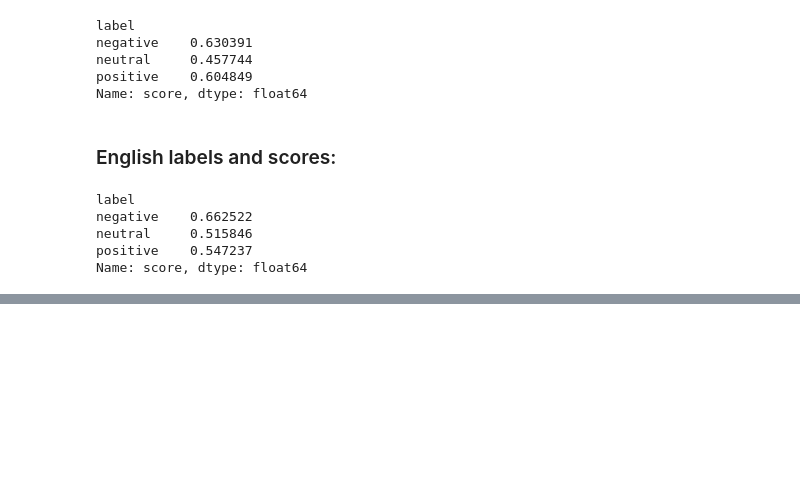
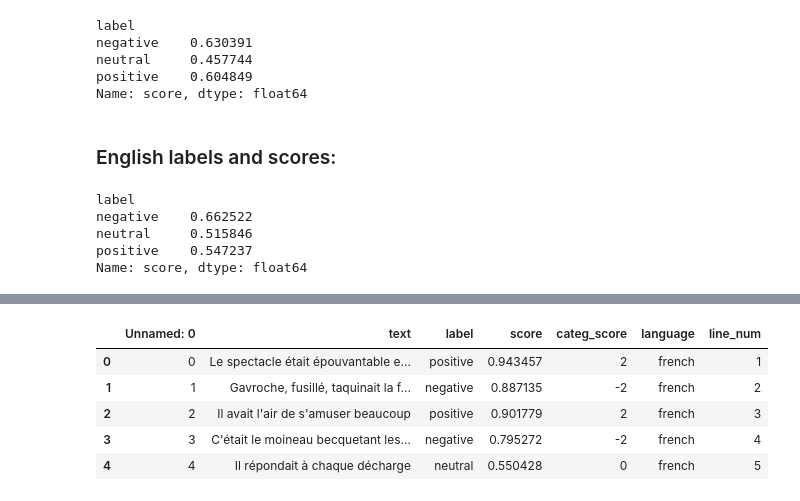
Before and after one commit to mfhan/translations, a Jupyter notebook: lesmiz.ipynb, the cells around one changed output, grey strips where cells are left out. Saved outputs shown, nothing was run; the diff lists cells and outputs as text; code cells hidden in the pictures; blank space fills up the shorter version.

```diff
--- a/lesmiz.ipynb
+++ b/lesmiz.ipynb
@@ -304,0 +1118,4 @@ Name: score, dtype: float64
+# %%
+#df = px.data.consorts()
+fr_categ = pd.read_csv('hugo/miz_fr_categ.csv')
+fr_categ.head()
@@ -304,0 +1129,3 @@ Name: score, dtype: float64
+# %%
+fr_categ["language"] = "french"
+fr_categ.head()
@@ -304,0 +1139,11 @@ Name: score, dtype: float64
+# %%
+fr_categ["line_num"] = np.arange(len(fr_categ))+1
+# %%
+fr_categ.head()
+# %% [output]
+|  | Unnamed: 0 | text | label | score | categ_score | language | line_num |
+| 0 | 0 | Le spectacle était épouvantable e... | positive | 0.943457 | 2 | french | 1 |
+| 1 | 1 | Gavroche, fusillé, taquinait la f... | negative | 0.887135 | -2 | french | 2 |
+| 2 | 2 | Il avait l'air de s'amuser beaucoup | positive | 0.901779 | 2 | french | 3 |
+| 3 | 3 | C'était le moineau becquetant les... | negative | 0.795272 | -2 | french | 4 |
+| 4 | 4 | Il répondait à chaque décharge | neutral | 0.550428 | 0 | french | 5 |
```
Also changed, not shown: parts of 45 cells of this notebook.
